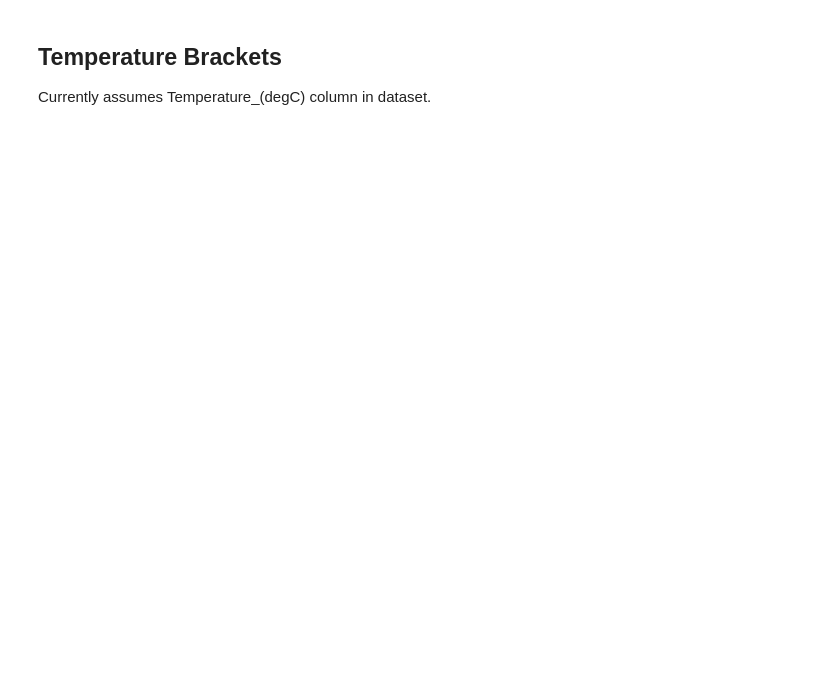
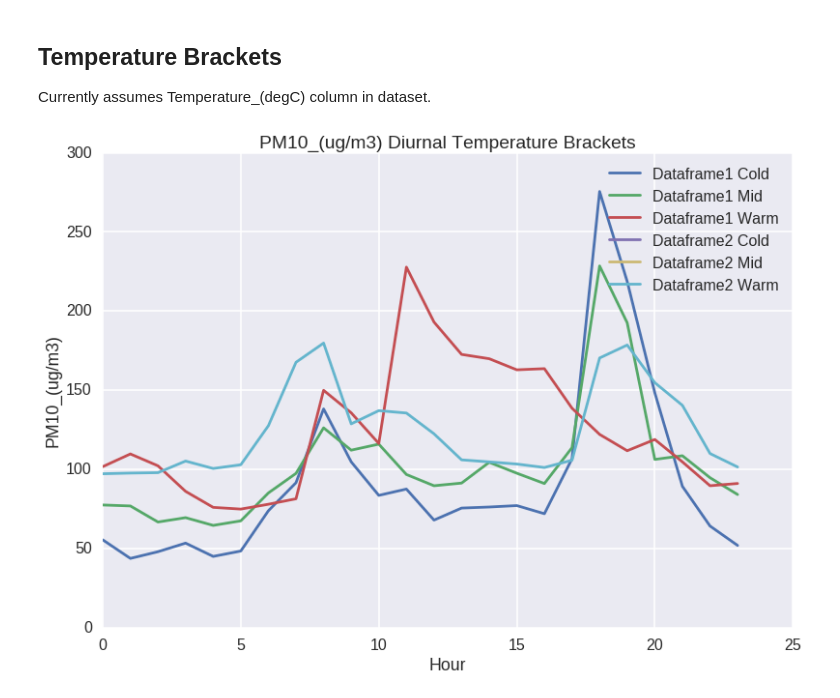
Before and after one commit to BrennaManning/KwaDela2016, a Jupyter notebook: Analysis_Suite_1.ipynb, the cells around one changed output. Drawn from its saved outputs; the diff is of its cells as text; code cells hidden in the pictures; blank space fills up the shorter version.

Commit message:
Live updating temperature brackets and percentiles. Some cleaning. Finished date range selection and prgress towards hour range.

```diff
--- a/Analysis_Suite_1.ipynb
+++ b/Analysis_Suite_1.ipynb
@@ -623,17 +582,50 @@ df_feature_diurnal_temperature_range = widgets.Dropdown(
 )
 display(df_feature_diurnal_temperature_range)
 # %%
-df1cold = dataframe1[(dataframe1['DailyAverageTemp']) <= cold_days_cutoff]
-df_dict['df1cold']=df1cold
-df1mid = dataframe1[dataframe1['DailyAverageTemp'] > cold_days_cutoff]
-df1mid = df1mid[df1mid['DailyAverageTemp'] < warm_days_cutoff]
-df_dict['df1mid']=df1mid
-df1warm = dataframe1[dataframe1['DailyAverageTemp'] >= warm_days_cutoff]
-df_dict['df1warm']=df1warm
-df2cold = dataframe2[dataframe2['DailyAverageTemp'] <= cold_days_cutoff]
-df_dict['df2cold']=df2cold
-df2mid = dataframe2[dataframe2['DailyAverageTemp'] > cold_days_cutoff]
-df2mid = df2mid[df2mid['DailyAverageTemp'] < warm_days_cutoff]
-df_dict['df2mid']=df2mid
-df2warm = dataframe2[dataframe2['DailyAverageTemp'] >= warm_days_cutoff]
-df_dict['df2warm']=df2warm
+def plot_temp_bracket_diurnal(feature, name, df1, df2, cold_days_cutoff, warm_days_cutoff, df1_name, df2_name):
+    hourlist = range(0,24)
+    df1cold = dataframe1[(dataframe1['DailyAverageTemp']) <= cold_days_cutoff]
+    df_dict['df1cold']=df1cold
+    df1mid = dataframe1[dataframe1['DailyAverageTemp'] > cold_days_cutoff]
+    df1mid = df1mid[df1mid['DailyAverageTemp'] < warm_days_cutoff]
+    df_dict['df1mid']=df1mid
+    df1warm = dataframe1[dataframe1['DailyAverageTemp'] >= warm_days_cutoff]
+    df_dict['df1warm']=df1warm
+    df2cold = dataframe2[dataframe2['DailyAverageTemp'] <= cold_days_cutoff]
+    df_dict['df2cold']=df2cold
+    df2mid = dataframe2[dataframe2['DailyAverageTemp'] > cold_days_cutoff]
+    df2mid = df2mid[df2mid['DailyAverageTemp'] < warm_days_cutoff]
+    df_dict['df2mid']=df2mid
+    df2warm = dataframe2[dataframe2['DailyAverageTemp'] >= warm_days_cutoff]
+    df_dict['df2warm']=df2warm
+    while True:
+        try:
+            plt.plot(hourlist, feature_diurnal_data(df1cold, name))
+            plt.plot(hourlist, feature_diurnal_data(df1mid, name))
+            plt.plot(hourlist, feature_diurnal_data(df1warm, name))
+            plt.plot(hourlist, feature_diurnal_data(df2cold, name))
+            plt.plot(hourlist, feature_diurnal_data(df2mid, name))
+            plt.plot(hourlist, feature_diurnal_data(df2warm, name))
+
+            plt.legend([df1_name + ' Cold', df1_name + ' Mid',
+                        df1_name + ' Warm', df2_name + ' Cold',
+                        df2_name + ' Mid', df2_name + ' Warm'])
+            plt.title(name + ' Diurnal Temperature Brackets')
+            plt.xlabel('Hour')
+            plt.ylabel(name)
+            plt.show()
+            break
+        except:
+            print('Could not plot desired graph. Please try selecting a different feature.')
+            return
+
+plot_temp_bracket_diurnal(df_feature_diurnal_temperature_range.value,
+                       df_feature_diurnal_temperature_range.value,
+                       dataframe1,
+                       dataframe2,
+                       cold_days_cutoff,
+                       warm_days_cutoff,
+                       dataframe1_name.value,
+                       dataframe2_name.value)
+# %% [output]
+[figure, added]
```
Also changed, not shown: parts of 15 cells of this notebook.
